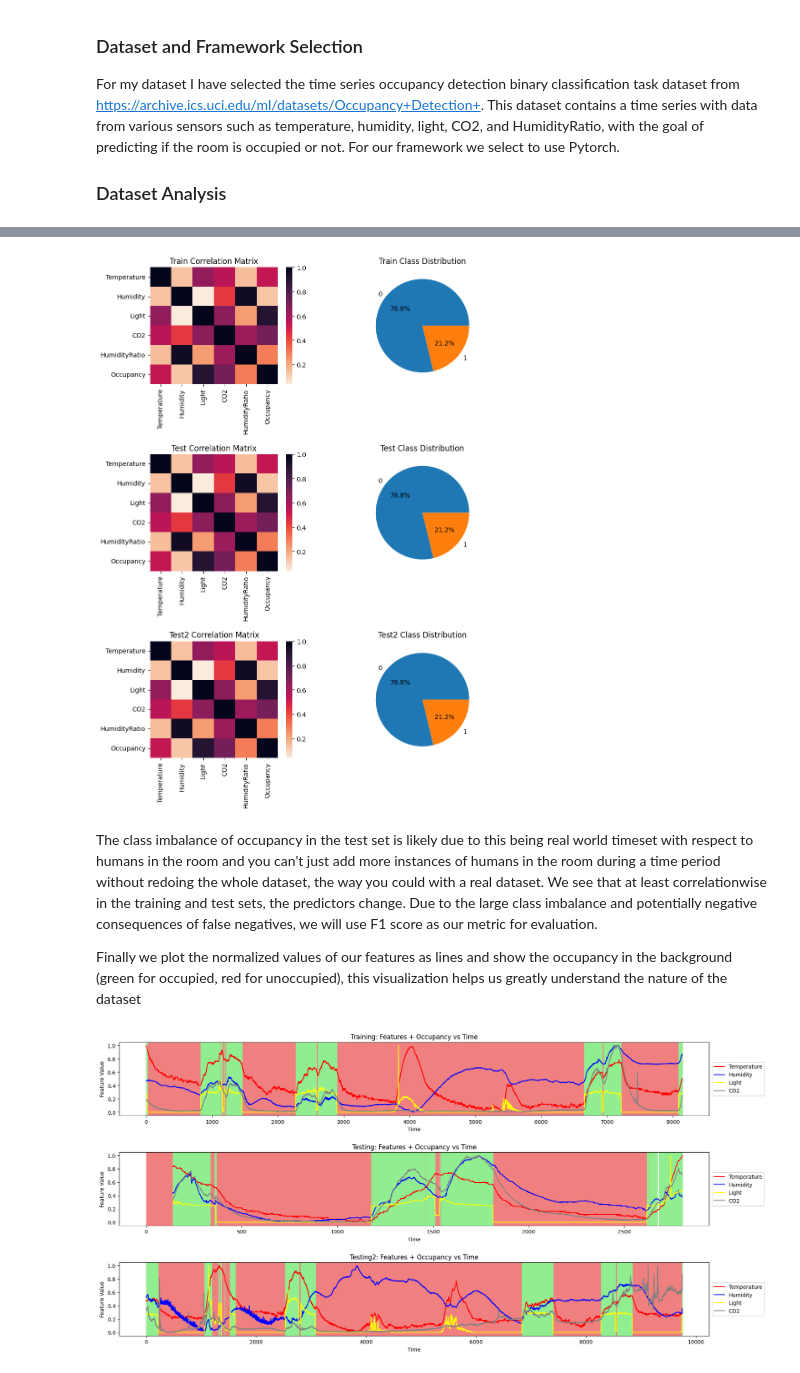
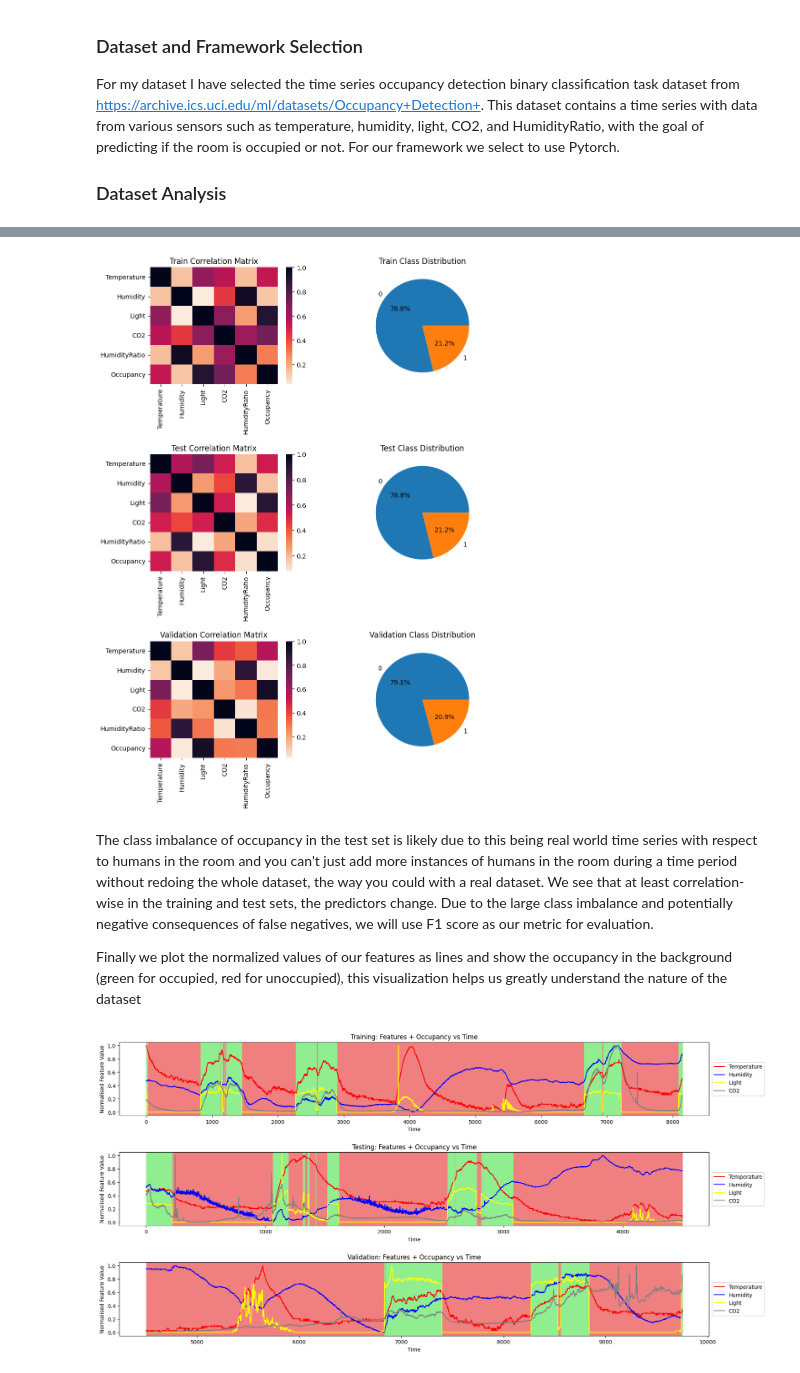
Before and after one commit to James-Oswald/CSCI-6962-Projects-in-ML-AI, a Jupyter notebook: hw4/hw4.ipynb, the cells around one changed output, grey strips where cells are left out. Cells and saved outputs as stored; diff of their text form; code cells hidden in the pictures.

```diff
--- a/hw4/hw4.ipynb
+++ b/hw4/hw4.ipynb
@@ -15,10 +15,13 @@ For my dataset I have selected the time series occupancy detection binary classi
 # %%
 import pandas as pd
 
-#The data has already been seperated into train and test sets by the dataset providers
+#The data has already been separated into train, test, we split test into validation and test for even class distribution
 train_data = pd.read_csv("data/datatraining.txt")
-test_data = pd.read_csv("data/datatest.txt")
-test2_data = pd.read_csv("data/datatest2.txt")
-train_data.head()
+pd.read_csv("data/datatest.txt")
+test_data_base = pd.read_csv("data/datatest2.txt")
+split_row = 4500
+test_data = test_data_base.iloc[:split_row, :]
+validation_data = test_data_base.iloc[split_row:, :]
+validation_data.head()
 # %% [output]
 |  | date | Temperature | Humidity | Light | CO2 | HumidityRatio | Occupancy |
@@ -40,12 +43,12 @@ def plot_heat_and_pie(name, data, axis, axis_index):
 fig, ax = plt.subplots(nrows=3, ncols=2, figsize=(10,14))
 fig.subplots_adjust(hspace=0.6)
 plot_heat_and_pie("Train", train_data, ax, 0)
-plot_heat_and_pie("Test", train_data, ax, 1)
-plot_heat_and_pie("Test2", train_data, ax, 2)
+plot_heat_and_pie("Test", test_data, ax, 1)
+plot_heat_and_pie("Validation", validation_data, ax, 2)
 # %% [output]
-[figure, old version]
+[figure, new version]
 # %% [markdown]
-The class imbalance of occupancy in the test set is likely due to this being real world timeset with respect to humans in the room and you can't just add more instances of humans in the room during a time period without redoing the whole dataset, the way you could with a real dataset. We see that at least correlationwise in the training and test sets, the predictors change.
+The class imbalance of occupancy in the test set is likely due to this being real world time series with respect to humans in the room and you can't just add more instances of humans in the room during a time period without redoing the whole dataset, the way you could with a real dataset. We see that at least correlation-wise in the training and test sets, the predictors change.
 Due to the large class imbalance and potentially negative consequences of false negatives, we will use F1 score as our metric for evaluation.
 
 Finally we plot the normalized values of our features as lines and show the occupancy in the background (green for occupied, red for unoccupied), this visualization helps us greatly understand the nature of the dataset
@@ -53,40 +56,42 @@ Finally we plot the normalized values of our features as lines and show the occu
 import numpy as np
 
 def normalize_plot(data, label, color, axis):
     data = (data - np.min(data)) / (np.max(data) - np.min(data))
     axis.plot(data, label=label, color=color)
 
-def plotData(name, data_frame, axis):
+def plot_data(name, data_frame, axis):
     #Algo for collecting when room is occupied spans for fast drawing
     occupancyFlag = 0
     occupancySpans = []
     for row in data_frame.iterrows():
         occupancyStatus = row[1]["Occupancy"]
+        index = row[0]
         if occupancyFlag == 0 and occupancyStatus == 1:
             occupancyFlag = 1
-            occupancySpans.append([row[0], None])
+            occupancySpans.append([index, None])
         elif occupancyFlag == 1 and occupancyStatus == 0:
             occupancyFlag = 0
-            occupancySpans[-1][1] = row[0]
+            occupancySpans[-1][1] = index
     if occupancyFlag == 1:
-        occupancySpans[-1][1] = row[0]
-    axis.axvspan(0, len(data_frame), color= "lightcoral")
+        occupancySpans[-1][1] = index
+    start = data_frame.head(1).index[0]
+    axis.axvspan(start, start + len(data_frame), color= "lightcoral")
     for start, end in occupancySpans:
         axis.axvspan(start, end, color="lightgreen")
 
     normalize_plot(data_frame["Temperature"], "Temperature", "red", axis)
     normalize_plot(data_frame["Humidity"], "Humidity", "blue", axis)
     normalize_plot(data_frame["Light"], "Light", "yellow", axis)
     normalize_plot(data_frame["CO2"], "CO2", "grey", axis)
     axis.legend(loc='center left', bbox_to_anchor=(1, 0.5))
     axis.set_title(name + ": Features + Occupancy vs Time")
-    axis.set_ylabel("Feature Value")
+    axis.set_ylabel("Normalised Feature Value")
     axis.set_xlabel("Time")
 
 fig, axs = plt.subplots(nrows=3, figsize=(20,10))
 fig.subplots_adjust(hspace=0.5)
-plotData("Training", train_data, axs[0])
-plotData("Testing", test_data, axs[1])
-plotData("Testing2", test2_data, axs[2])
+plot_data("Training", train_data, axs[0])
+plot_data("Testing", test_data, axs[1])
+plot_data("Validation", validation_data, axs[2])
 # %% [output]
-[figure, old version]
+[figure, new version]
```
Also changed, not shown: parts of 15 cells of this notebook.
